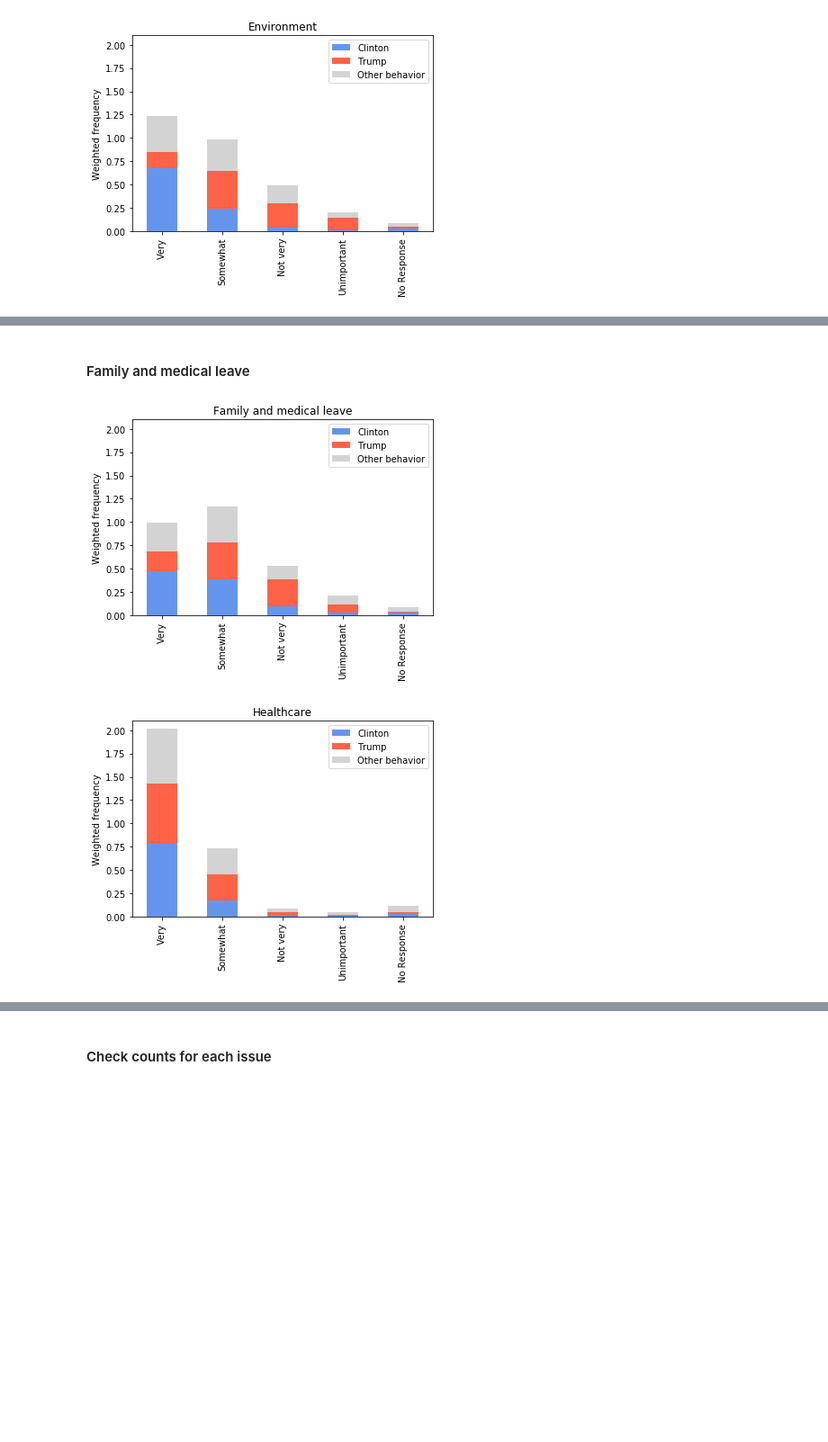
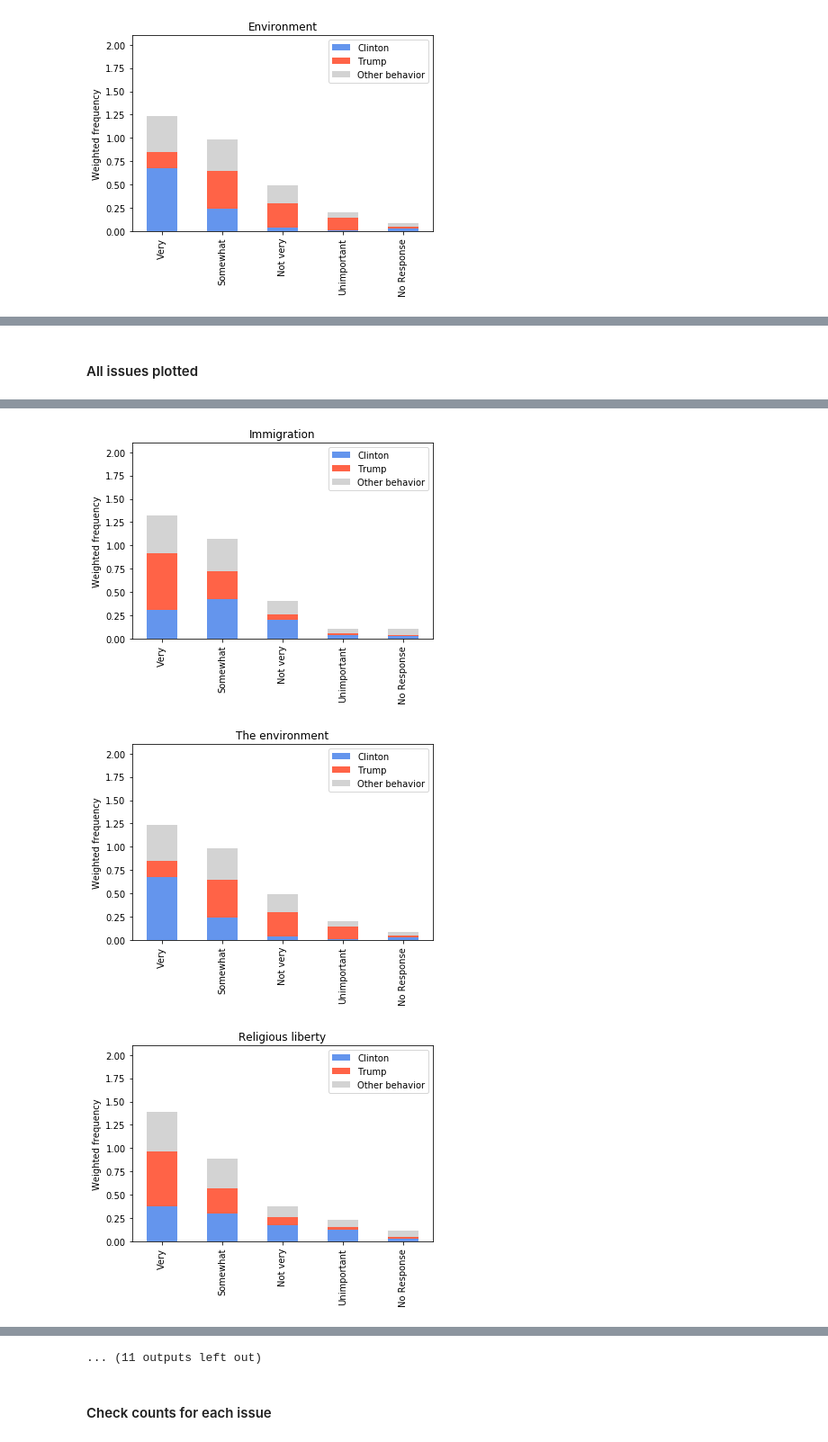
Before and after one commit to ali0003433/predict-by-issue-prioritization, a Jupyter notebook: notebooks/2-al-exploration.ipynb, the cells around one changed output, grey strips where cells are left out. Shown at 90% size. Saved outputs shown, nothing was run; the diff lists cells and outputs as text; code cells hidden in the pictures; blank space fills up the shorter version.

```diff
--- a/notebooks/2-al-exploration.ipynb
+++ b/notebooks/2-al-exploration.ipynb
@@ -433,16 +370,13 @@ plt.show()
-# %% [markdown]
-#### Family and medical leave
-# %%
-leav_weighted = calc.distribution(grouped, 'imiss_i_2016').round(3)
-title = 'Family and medical leave'
-plot_stacked(leav_weighted, title)
-plt.show()
-# %% [output]
-[figure, removed]
-# %%
-health_weighted = calc.distribution(grouped, 'imiss_j_2016').round(3)
-title = 'Healthcare'
-plot_stacked(health_weighted, title)
-plt.show()
-# %% [output]
-[figure, removed]
+# %% [markdown]
+#### All issues plotted
+# %%
+issues = ['crime', 'the economy', 'immigration', 'the environment', 'religious liberty', 'terrorism', 'gay rights', 'education', 'family and medical leave', 'health care', 'money in politics', 'climate change', 'social security', 'infrastructure investment', 'jobs', 'the budget deficit', 'poverty', 'taxes', 'medicare', 'abortion', 'the size of government', 'racial quality', 'gender equality']
+cap = []
+for issue in issues:
+    cap.append(issue.capitalize())
+issues = cap
+# %%
+for ind, col in enumerate(col_list):
+    freq = calc.distribution(grouped, col).round(3)
+    iss_plt = plot_stacked(freq, issues[ind])
+# %% [output]
@@ -448,0 +385,3 @@ plt.show()
+[figure, added]
+[figure, added]
+[figure, added]
@@ -449,3 +395,4 @@ plt.show()
+... (11 outputs left out)
 # %% [markdown]
 #### Check counts for each issue
 # %% [markdown]
```
Also changed, not shown: parts of 15 cells of this notebook, 4 other files.
